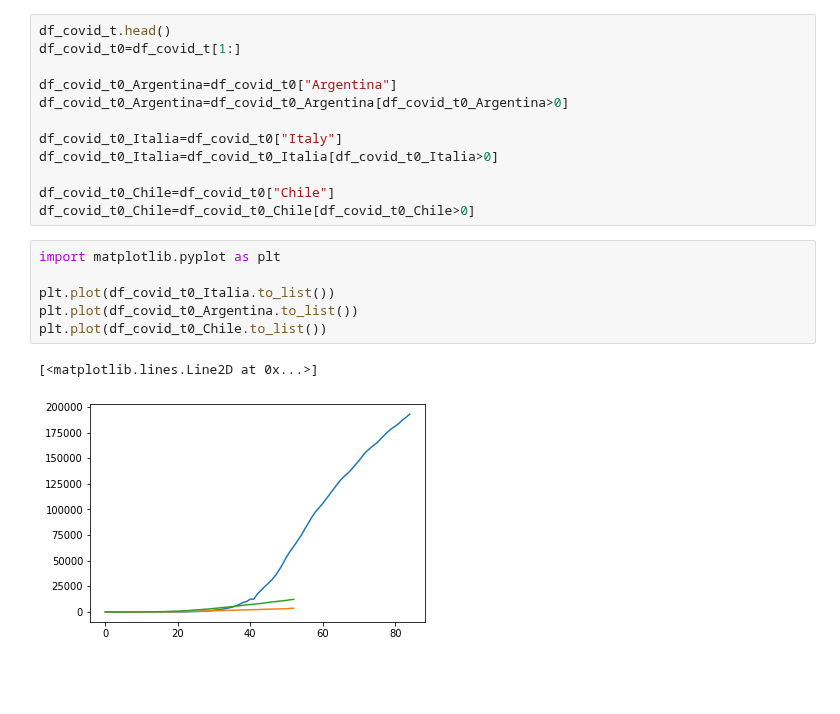
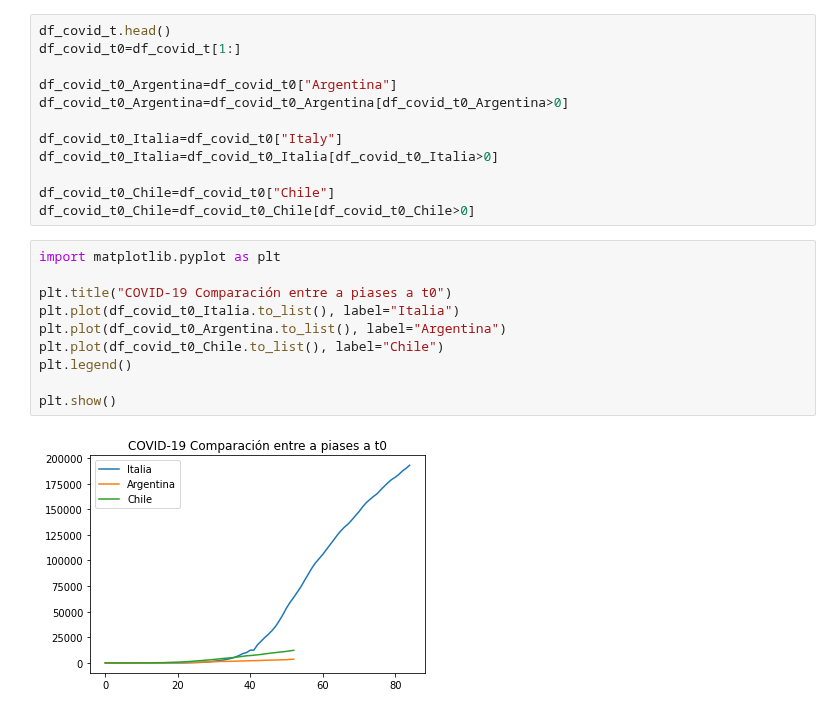
Before and after one commit to guillermohenrion/Intro-Python, a Jupyter notebook: Exploración_con_pandas.ipynb, the cells around one changed output. Drawn from its saved outputs; the diff is of its cells as text; blank space fills up the shorter version.

```diff
--- a/Exploración_con_pandas.ipynb
+++ b/Exploración_con_pandas.ipynb
@@ -64,9 +64,12 @@ df_covid_t0_Chile=df_covid_t0_Chile[df_covid_t0_Chile>0]
 # %%
 import matplotlib.pyplot as plt
 
-plt.plot(df_covid_t0_Italia.to_list())
-plt.plot(df_covid_t0_Argentina.to_list())
-plt.plot(df_covid_t0_Chile.to_list())
+plt.title("COVID-19 Comparación entre a piases a t0")
+plt.plot(df_covid_t0_Italia.to_list(), label="Italia")
+plt.plot(df_covid_t0_Argentina.to_list(), label="Argentina")
+plt.plot(df_covid_t0_Chile.to_list(), label="Chile")
+plt.legend()
+
+plt.show()
 # %% [output]
-[<matplotlib.lines.Line2D at 0x...>]
-[figure, old version]
+[figure, new version]
```
